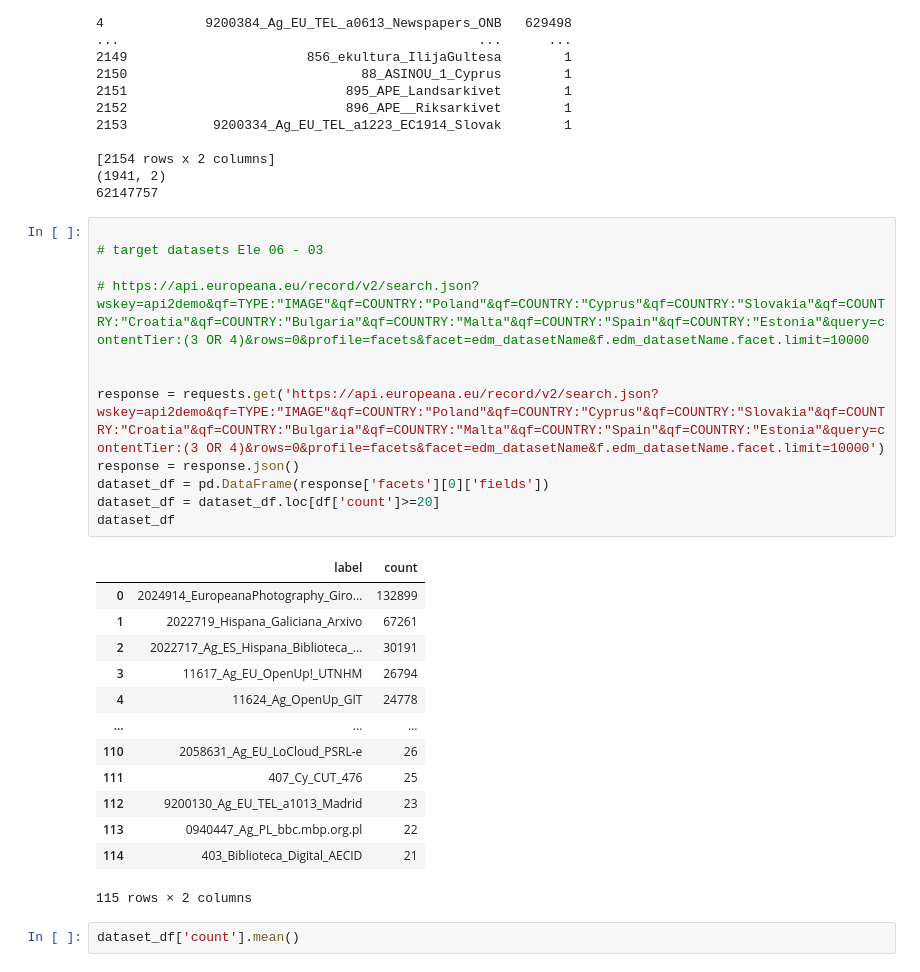
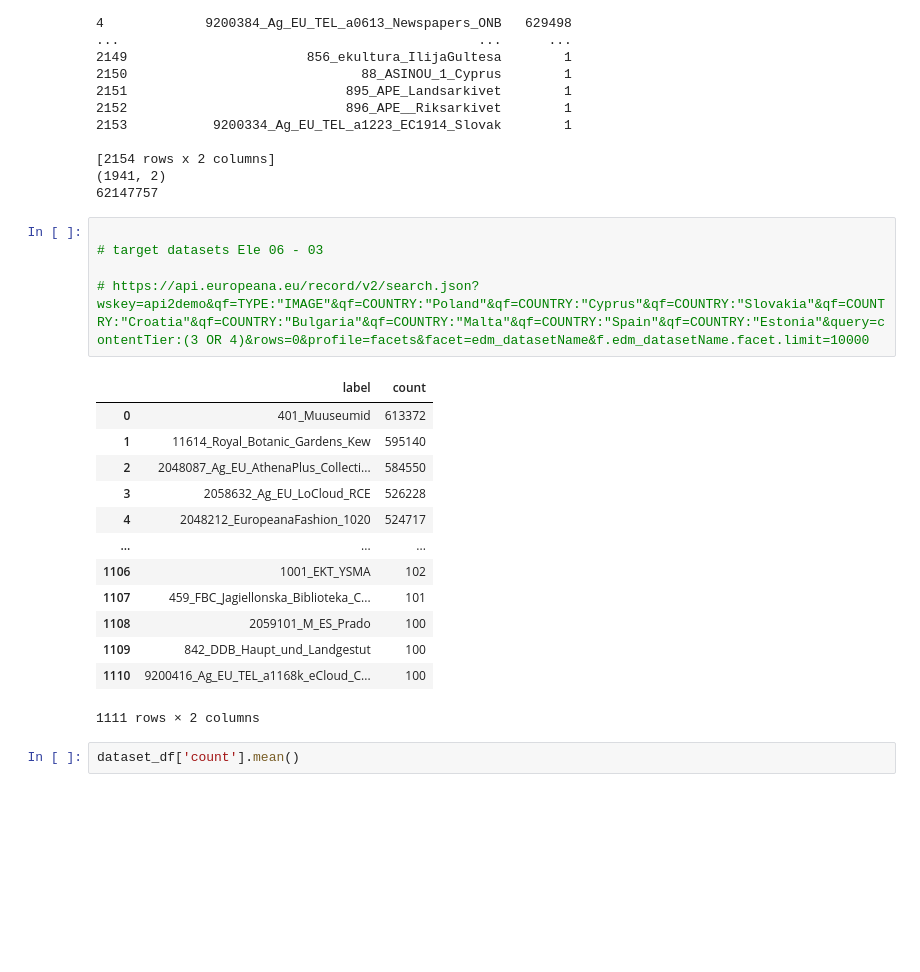
Before and after one commit to europeana/rd-watermark-detection, a Jupyter notebook: notebooks/sample_data_inference.ipynb, the cells around one changed output. Drawn from its saved outputs; the diff is of its cells as text; blank space fills up the shorter version.

```diff
--- a/notebooks/sample_data_inference.ipynb
+++ b/notebooks/sample_data_inference.ipynb
@@ -105,29 +140,22 @@ print(dataset_df['count'].sum())
 # %%
 
 # target datasets Ele 06 - 03
 
 # https://api.europeana.eu/record/v2/search.json?wskey=api2demo&qf=TYPE:"IMAGE"&qf=COUNTRY:"Poland"&qf=COUNTRY:"Cyprus"&qf=COUNTRY:"Slovakia"&qf=COUNTRY:"Croatia"&qf=COUNTRY:"Bulgaria"&qf=COUNTRY:"Malta"&qf=COUNTRY:"Spain"&qf=COUNTRY:"Estonia"&query=contentTier:(3 OR 4)&rows=0&profile=facets&facet=edm_datasetName&f.edm_datasetName.facet.limit=10000
-
-
-response = requests.get('https://api.europeana.eu/record/v2/search.json?wskey=api2demo&qf=TYPE:"IMAGE"&qf=COUNTRY:"Poland"&qf=COUNTRY:"Cyprus"&qf=COUNTRY:"Slovakia"&qf=COUNTRY:"Croatia"&qf=COUNTRY:"Bulgaria"&qf=COUNTRY:"Malta"&qf=COUNTRY:"Spain"&qf=COUNTRY:"Estonia"&query=contentTier:(3 OR 4)&rows=0&profile=facets&facet=edm_datasetName&f.edm_datasetName.facet.limit=10000')
-response = response.json()
-dataset_df = pd.DataFrame(response['facets'][0]['fields'])
-dataset_df = dataset_df.loc[df['count']>=20]
-dataset_df
 # %% [output]
 |  | label | count |
-| 0 | 2024914_EuropeanaPhotography_Giro... | 132899 |
-| 1 | 2022719_Hispana_Galiciana_Arxivo | 67261 |
-| 2 | 2022717_Ag_ES_Hispana_Biblioteca_... | 30191 |
-| 3 | 11617_Ag_EU_OpenUp!_UTNHM | 26794 |
-| 4 | 11624_Ag_OpenUp_GIT | 24778 |
+| 0 | 401_Muuseumid | 613372 |
+| 1 | 11614_Royal_Botanic_Gardens_Kew | 595140 |
+| 2 | 2048087_Ag_EU_AthenaPlus_Collecti... | 584550 |
+| 3 | 2058632_Ag_EU_LoCloud_RCE | 526228 |
+| 4 | 2048212_EuropeanaFashion_1020 | 524717 |
 | ... | ... | ... |
-| 110 | 2058631_Ag_EU_LoCloud_PSRL-e | 26 |
-| 111 | 407_Cy_CUT_476 | 25 |
-| 112 | 9200130_Ag_EU_TEL_a1013_Madrid | 23 |
-| 113 | 0940447_Ag_PL_bbc.mbp.org.pl | 22 |
-| 114 | 403_Biblioteca_Digital_AECID | 21 |
+| 1106 | 1001_EKT_YSMA | 102 |
+| 1107 | 459_FBC_Jagiellonska_Biblioteka_C... | 101 |
+| 1108 | 2059101_M_ES_Prado | 100 |
+| 1109 | 842_DDB_Haupt_und_Landgestut | 100 |
+| 1110 | 9200416_Ag_EU_TEL_a1168k_eCloud_C... | 100 |
-115 rows × 2 columns
+1111 rows × 2 columns
 # %%
 dataset_df['count'].mean()
 # %% [output]
```
Also changed, not shown: parts of 9 cells of this notebook, 3 other files.
